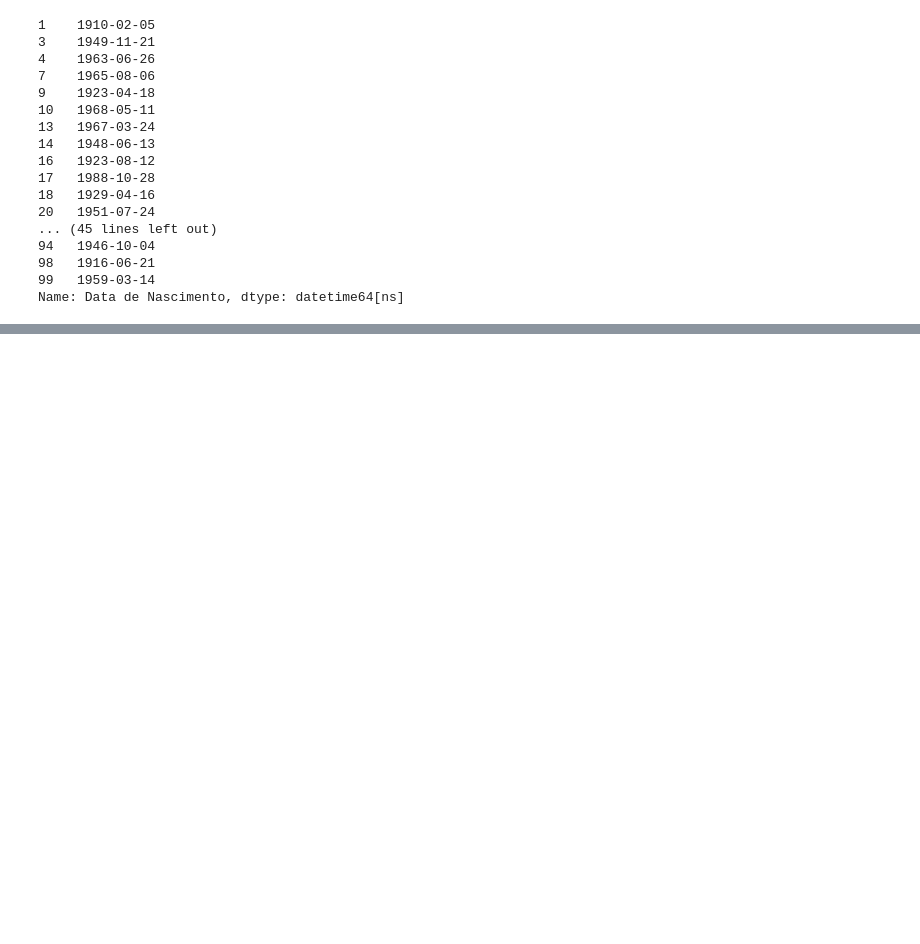
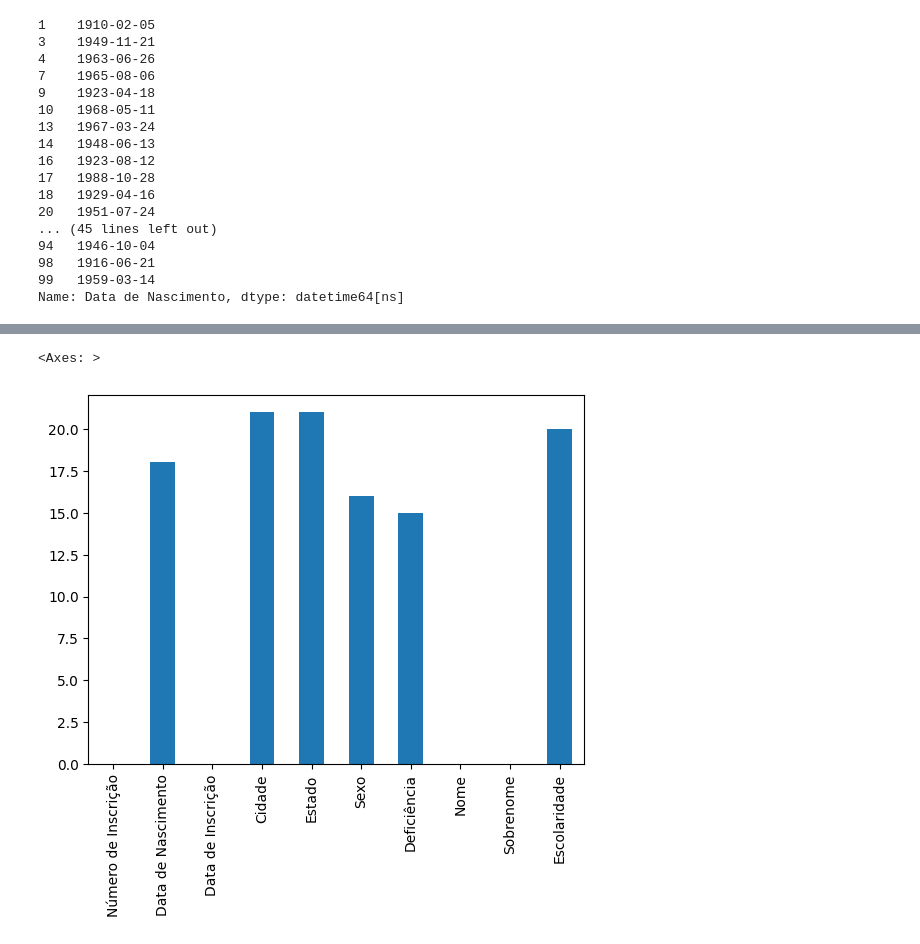
Before and after one commit to lidiaperside/python-para-dados-womakerscode, a Jupyter notebook: pratica-pandas.ipynb, the cells around one changed output, grey strips where cells are left out. Drawn from its saved outputs; the diff is of its cells as text; code cells hidden in the pictures; blank space fills up the shorter version.

Commit message:
pratica plot e nan

```diff
--- a/pratica-pandas.ipynb
+++ b/pratica-pandas.ipynb
@@ -308,0 +344,6 @@ df_concurso2.sort_values('Data de Inscrição').iloc[:10,:]
+# %%
+#14. Plot a porcentagem de missing data para cada coluna
+df_concurso.isna().sum().plot(kind='bar')
+# %% [output]
+<Axes: >
+[figure, added]
```
Also changed, not shown: parts of 4 cells of this notebook.
